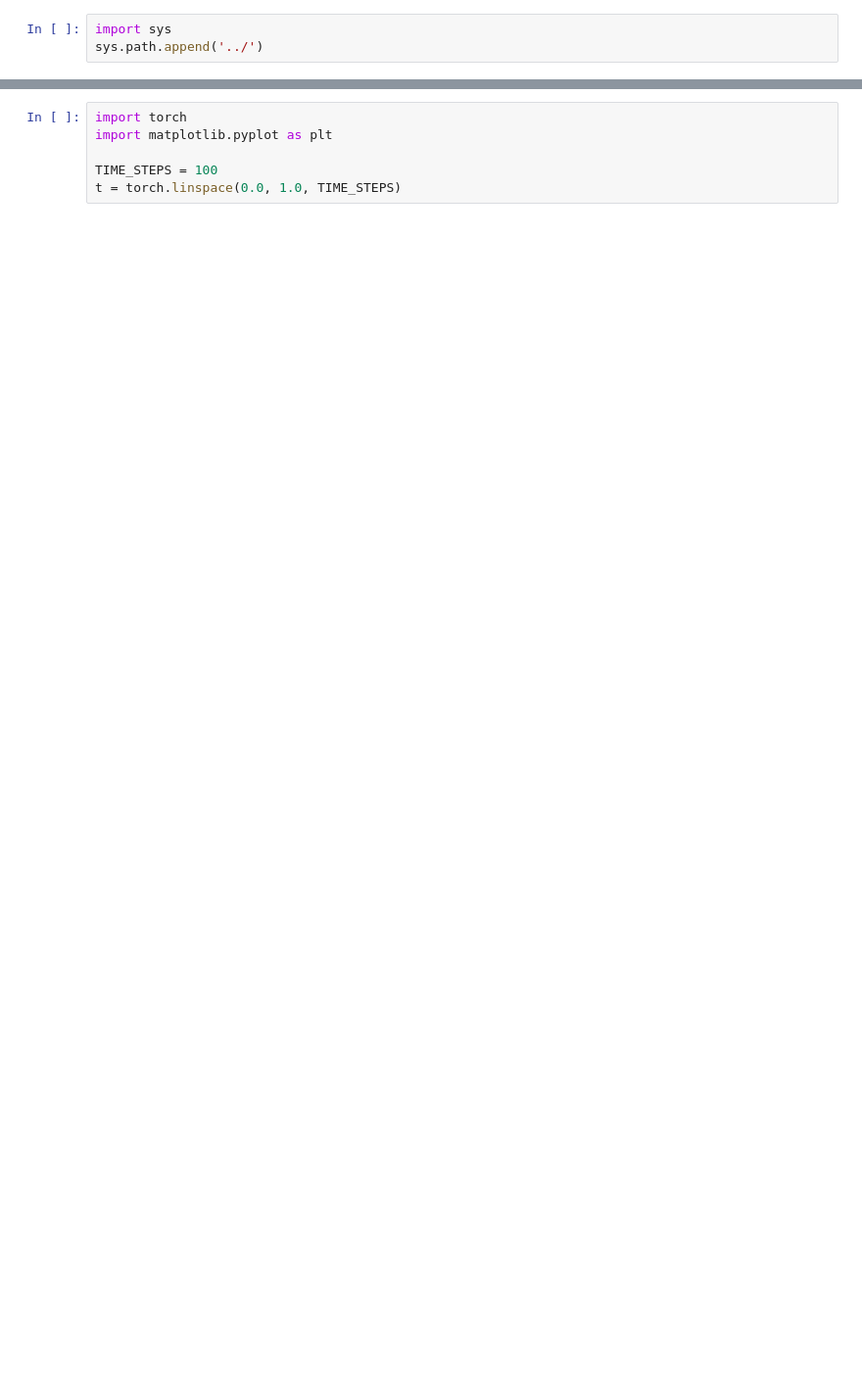
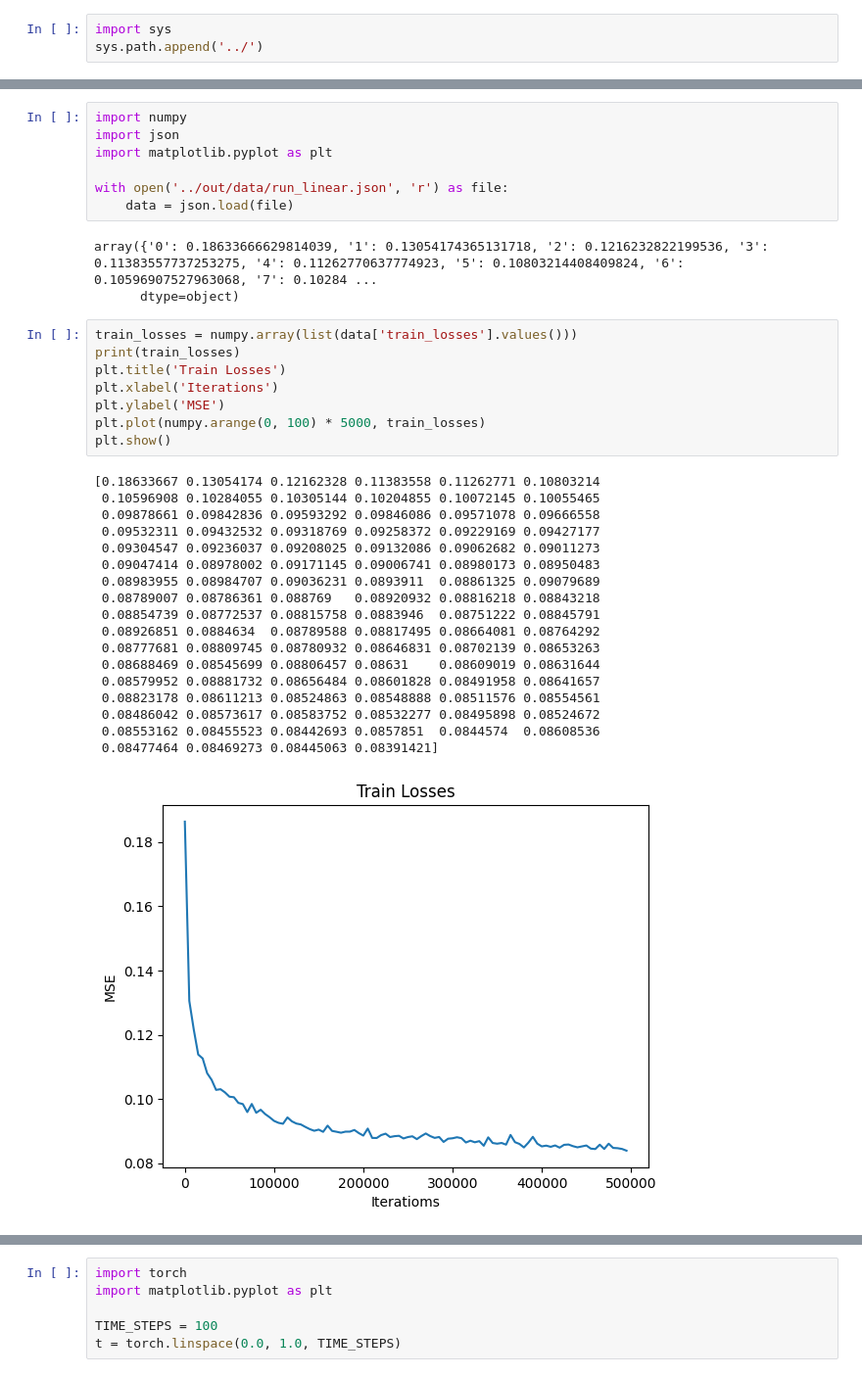
Before and after one commit to patrick-lindemann/ddpm, a Jupyter notebook: notebooks/plot_schedulers.ipynb, the cells around one changed output, grey strips where cells are left out. Shown at 98% size. Drawn from its saved outputs; the diff is of its cells as text; blank space fills up the shorter version.

```diff
--- a/notebooks/plot_schedulers.ipynb
+++ b/notebooks/plot_schedulers.ipynb
@@ -8,2 +7,39 @@ OUT_DIR = pathlib.Path('../out/')
 if not OUT_DIR.exists():
     OUT_DIR.mkdir()
+# %%
+import numpy
+import json
+import matplotlib.pyplot as plt
+
+with open('../out/data/run_linear.json', 'r') as file:
+    data = json.load(file)
+# %% [output]
+array({'0': 0.18633666629814039, '1': 0.13054174365131718, '2': 0.1216232822199536, '3': 0.11383557737253275, '4': 0.11262770637774923, '5': 0.10803214408409824, '6': 0.10596907527963068, '7': 0.10284 ...
+      dtype=object)
+# %%
+train_losses = numpy.array(list(data['train_losses'].values()))
+print(train_losses)
+plt.title('Train Losses')
+plt.xlabel('Iterations')
+plt.ylabel('MSE')
+plt.plot(numpy.arange(0, 100) * 5000, train_losses)
+plt.show()
+# %% [output]
+[0.18633667 0.13054174 0.12162328 0.11383558 0.11262771 0.10803214
+ 0.10596908 0.10284055 0.10305144 0.10204855 0.10072145 0.10055465
+ 0.09878661 0.09842836 0.09593292 0.09846086 0.09571078 0.09666558
+ 0.09532311 0.09432532 0.09318769 0.09258372 0.09229169 0.09427177
+ 0.09304547 0.09236037 0.09208025 0.09132086 0.09062682 0.09011273
+ 0.09047414 0.08978002 0.09171145 0.09006741 0.08980173 0.08950483
+ 0.08983955 0.08984707 0.09036231 0.0893911  0.08861325 0.09079689
+ 0.08789007 0.08786361 0.088769   0.08920932 0.08816218 0.08843218
+ 0.08854739 0.08772537 0.08815758 0.0883946  0.08751222 0.08845791
+ 0.08926851 0.0884634  0.08789588 0.08817495 0.08664081 0.08764292
+ 0.08777681 0.08809745 0.08780932 0.08646831 0.08702139 0.08653263
+ 0.08688469 0.08545699 0.08806457 0.08631    0.08609019 0.08631644
+ 0.08579952 0.08881732 0.08656484 0.08601828 0.08491958 0.08641657
+ 0.08823178 0.08611213 0.08524863 0.08548888 0.08511576 0.08554561
+ 0.08486042 0.08573617 0.08583752 0.08532277 0.08495898 0.08524672
+ 0.08553162 0.08455523 0.08442693 0.0857851  0.0844574  0.08608536
+ 0.08477464 0.08469273 0.08445063 0.08391421]
+[figure, added]
```
Also changed, not shown: parts of 9 cells of this notebook.
